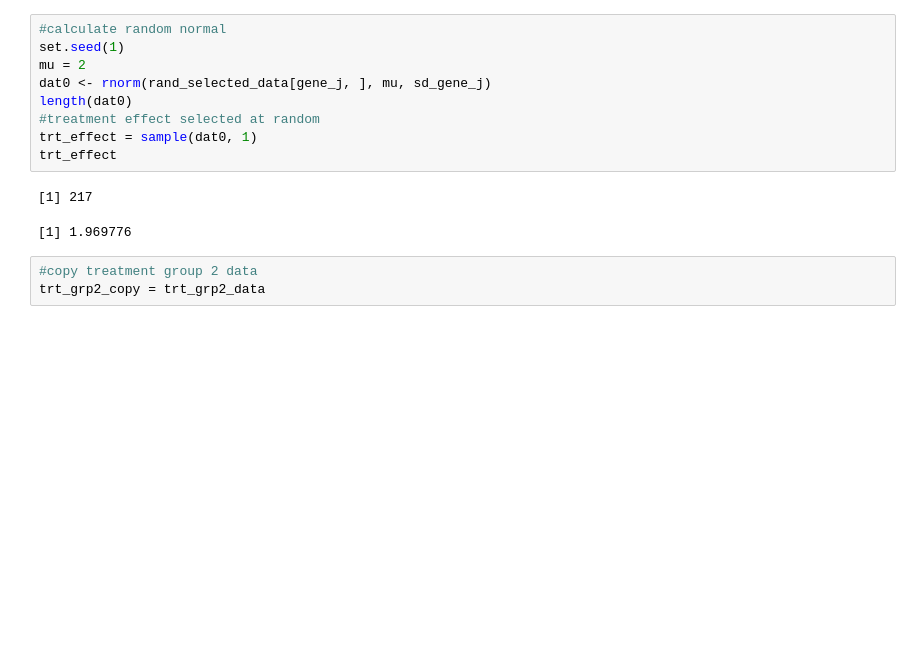
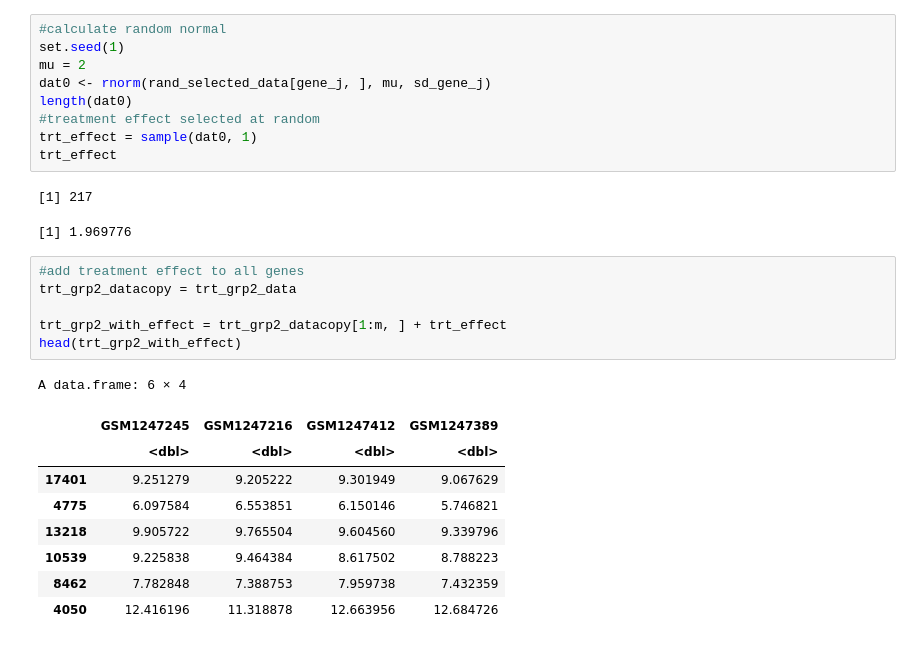
Before and after one commit to almedida/thesis, a Jupyter notebook: simulation.ipynb, the cells around one changed output. Cells and saved outputs as stored; diff of their text form; blank space fills up the shorter version.

```diff
--- a/simulation.ipynb
+++ b/simulation.ipynb
@@ -133,6 +133,19 @@ trt_effect
 # %% [output]
 [1] 217
 [1] 1.969776
-# %%
-#copy treatment group 2 data
-trt_grp2_copy = trt_grp2_data
+# %%
+#add treatment effect to all genes
+trt_grp2_datacopy = trt_grp2_data
+
+trt_grp2_with_effect = trt_grp2_datacopy[1:m, ] + trt_effect
+head(trt_grp2_with_effect)
+# %% [output]
+A data.frame: 6 × 4
+|  | GSM1247245 | GSM1247216 | GSM1247412 | GSM1247389 |
+|  | <dbl> | <dbl> | <dbl> | <dbl> |
+| 17401 | 9.251279 | 9.205222 | 9.301949 | 9.067629 |
+| 4775 | 6.097584 | 6.553851 | 6.150146 | 5.746821 |
+| 13218 | 9.905722 | 9.765504 | 9.604560 | 9.339796 |
+| 10539 | 9.225838 | 9.464384 | 8.617502 | 8.788223 |
+| 8462 | 7.782848 | 7.388753 | 7.959738 | 7.432359 |
+| 4050 | 12.416196 | 11.318878 | 12.663956 | 12.684726 |
```
